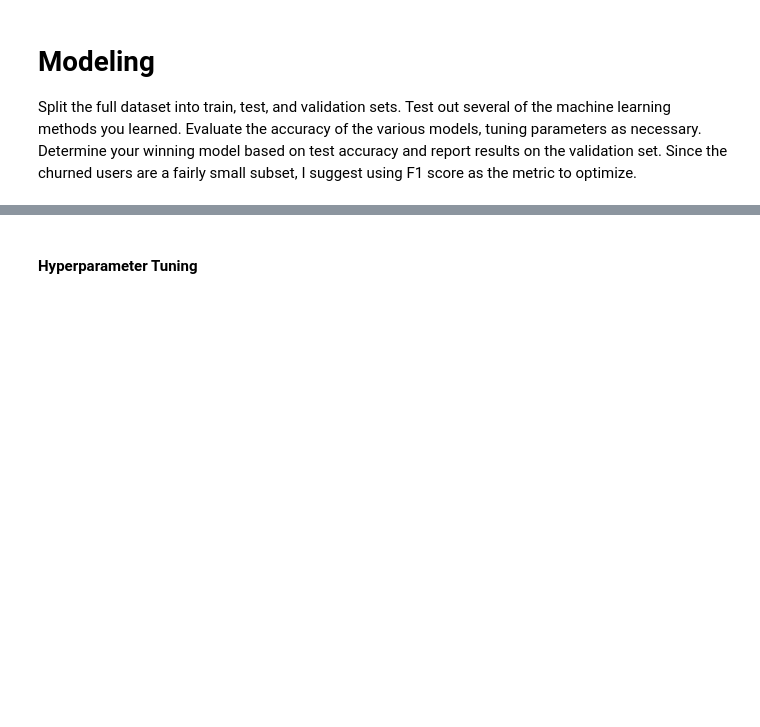
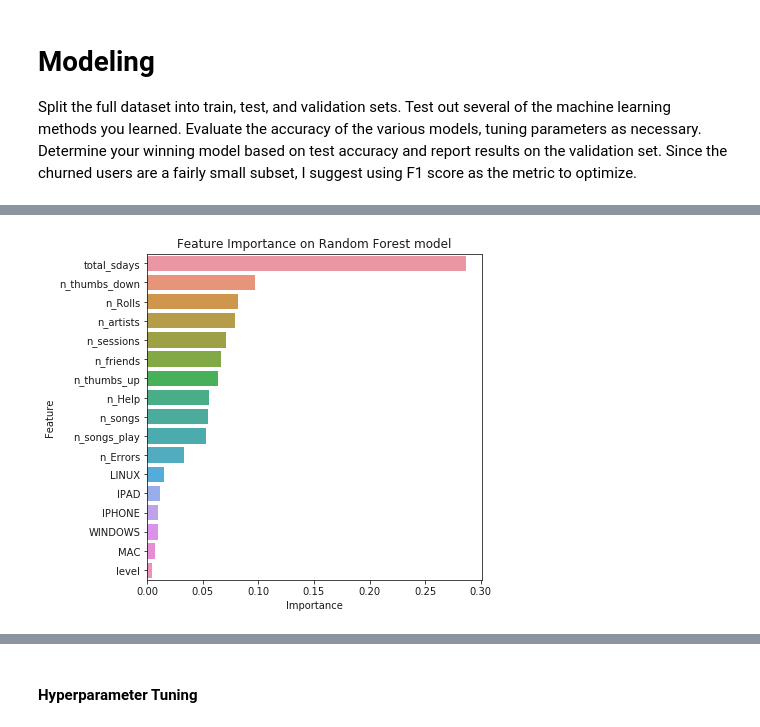
Before and after one commit to inmaugarc/DataScienceCapstone, a Jupyter notebook: Sparkify.ipynb, the cells around one changed output, grey strips where cells are left out. Saved outputs shown, nothing was run; the diff lists cells and outputs as text; code cells hidden in the pictures; blank space fills up the shorter version.

```diff
--- a/Sparkify.ipynb
+++ b/Sparkify.ipynb
@@ -1236,3 +2299,22 @@ print(clas_rep_SVM)
+# %%
+# Random Forest model has the best F1-score
+# Let's see the importance feature of this model
+# to do that, first we get the indices of the feature importances and convert them to a list
+feat_imp_ind   = RF_model.featureImportances.indices.tolist()
+# and we get the feature names, from the original final_features except the label (churn)
+features_without_label = final_features.columns[1:]
+feat_imp_key   = [features_without_label[ind] for ind in feat_imp_ind]
+# after that we get the weight, that is, the importance value and convert them to a list
+feat_imp_value = RF_model.featureImportances.values.tolist()
+# next we get all together in a dataframe, to be able to display it with a nice sns barplot
+feat_df        = pd.DataFrame(list(zip(features_without_label,feat_imp_value)),columns=['Feature','Importance']).sort_values('Importance',ascending=False)
+# prepare the graphical details
+plt.figure(figsize=(6,6))
+plt.title("Feature Importance on Random Forest model")
+sns.barplot(x='Importance', y='Feature', data=feat_df);
+plt.savefig('Feature_Importance_RF.png')
+# %% [output]
+[figure, added]
 # %%
 # Gradient Boosted Trees model has the best F1-score
 # Let's see the importance feature of this model
```
Also changed, not shown: parts of 172 cells of this notebook.
